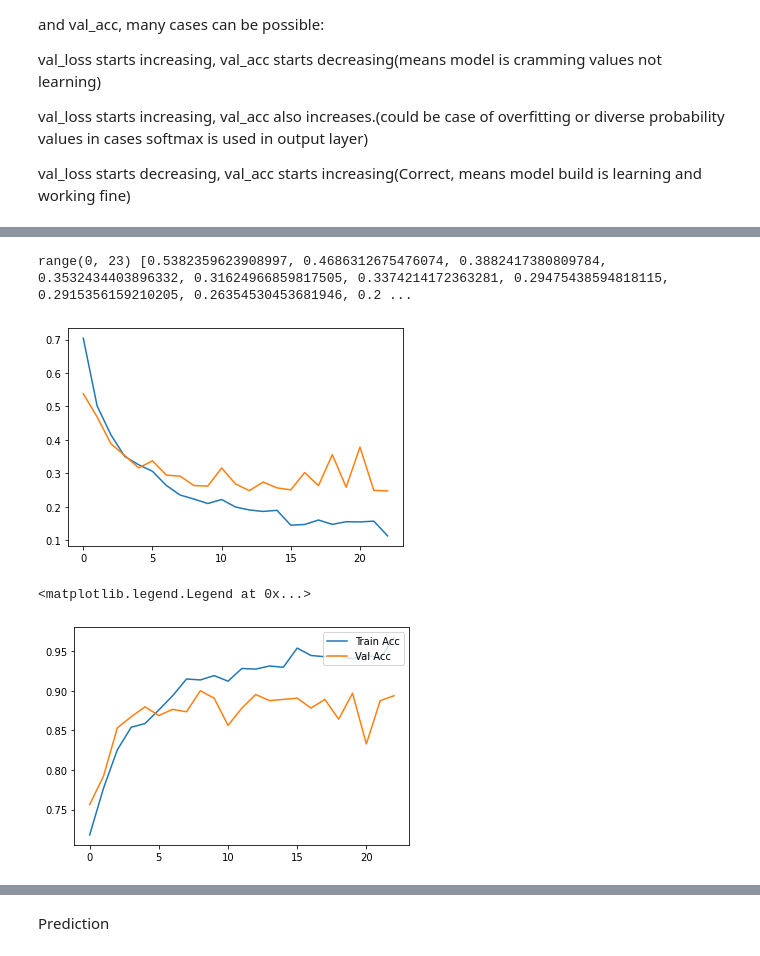
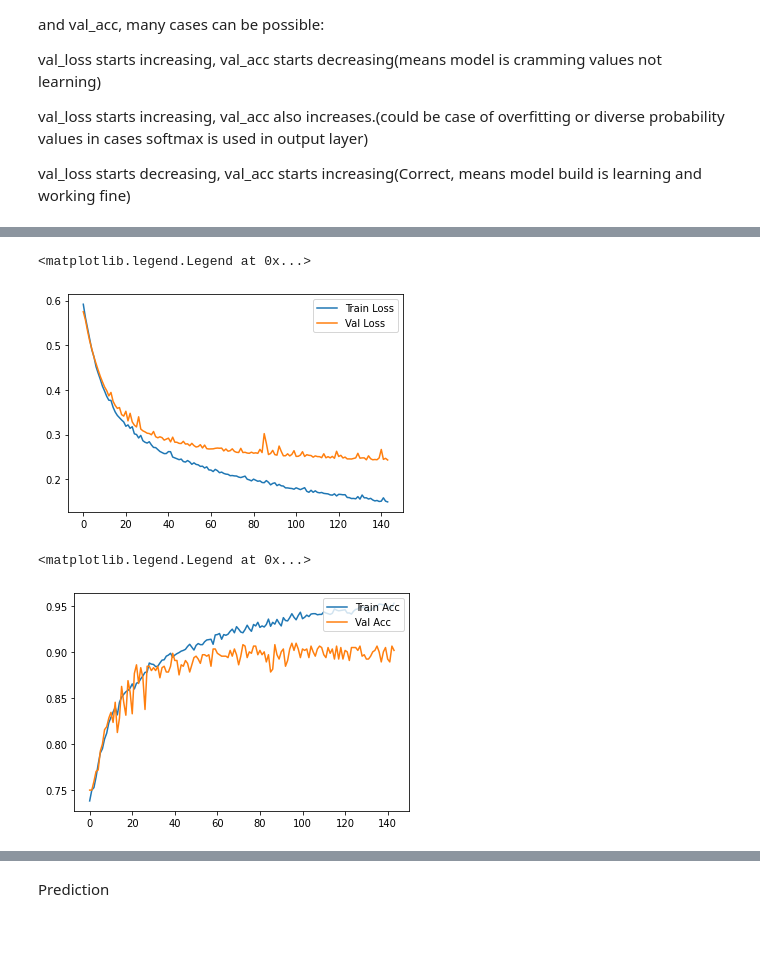
Before and after one commit to nayansavaliya/fakeImageDetection, a Jupyter notebook: src/SNGAN_All_Three.ipynb, the cells around one changed output, grey strips where cells are left out. Saved outputs shown, nothing was run; the diff lists cells and outputs as text; code cells hidden in the pictures.

```diff
--- a/src/SNGAN_All_Three.ipynb
+++ b/src/SNGAN_All_Three.ipynb
@@ -21,16 +21,16 @@ test = ImageDataGenerator(rescale=1/255)
 
 train_dataset = train.flow_from_directory("/Users/nayansavaliya/Masters Mechatronics/2022 Summer/RAML - Project/data/all/train",
                                           target_size=(32,32),
-                                          batch_size = 96,
+                                          batch_size = 64,
                                           class_mode = 'binary',subset='training')
 
 validation_dataset = train.flow_from_directory("/Users/nayansavaliya/Masters Mechatronics/2022 Summer/RAML - Project/data/all/train",
                                           target_size=(32,32),
-                                          batch_size = 96,
+                                          batch_size = 64,
                                           class_mode = 'binary',subset='validation')
 test_dataset = test.flow_from_directory("/Users/nayansavaliya/Masters Mechatronics/2022 Summer/RAML - Project/data/all/test",
                                           target_size=(32,32),
-                                          batch_size =96,
+                                          batch_size =64,
                                           class_mode = 'binary')
 
 test_dataset.class_indices
@@ -45,12 +45,9 @@ Design Model
 model = keras.Sequential()
 
 # Convolutional layer and maxpool layer 1
-model.add(keras.layers.Conv2D(32,(3,3),activation='relu',input_shape=(32,32,3)))
-# model.add(keras.layers.MaxPool2D(2,2))
-
+model.add(keras.layers.Conv2D(32,3,activation='relu',input_shape=(32,32,3)))
 # model.add(keras.layers.Conv2D(64,(3,3),activation='relu'))
 # model.add(keras.layers.MaxPool2D(2,2))
-
 # model.add(keras.layers.Conv2D(64,(3,3),activation='relu'))
 # model.add(keras.layers.MaxPool2D(2,2))
 # model.add(keras.layers.Conv2D(4,(3,3),activation='relu'))
@@ -59,14 +56,16 @@ model.add(keras.layers.Conv2D(32,(3,3),activation='relu',input_shape=(32,32,3)))
 model.add(keras.layers.Flatten())
 
 # Hidden layer with 512 neurons and Rectified Linear Unit activation function
-model.add(keras.layers.Dense(32,activation='relu'))
+# model.add(keras.layers.Dense(32,activation='relu'))
 
 # Output layer with single neuron which gives 0 for fake or 1 for real
 #Here we use sigmoid activation function which makes our model output to lie between 0 and 1
 model.add(keras.layers.Dense(1,activation='sigmoid'))
 
+opt = keras.optimizers.Adam(learning_rate=0.0001)
+model.compile(optimizer=opt,loss='binary_crossentropy',metrics=['accuracy'])
 
-model.compile(optimizer='adam',loss='binary_crossentropy',metrics=['accuracy'])
+# model.compile(optimizer='adam',loss='binary_crossentropy',metrics=['accuracy'])
 # %% [output]
 Metal device set to: Apple M1
 
@@ -93,7 +92,7 @@ early_stopping = EarlyStopping(
 
 history = model.fit(train_dataset,
         #  steps_per_epoch = 80,
-         epochs = 100,
+         epochs = 200,
          callbacks=[early_stopping],
          validation_data = validation_dataset
          )
@@ -124,19 +123,20 @@ Epoch 23/100
 # %%
 # visualizing losses and accuracy
 # print(history.history)
 train_loss = history.history['loss']
 val_loss   = history.history['val_loss']
 train_acc  = history.history['accuracy']
 val_acc    = history.history['val_accuracy']
-xc         = range(23)
+xc         = range(144)
+
 
 plt.figure()
-plt.plot(xc, train_loss)
-plt.plot(xc, val_loss)
-print(xc,val_loss)
+plt.plot(xc, train_loss,label = 'Train Loss')
+plt.plot(xc, val_loss,label = 'Val Loss')
+plt.legend(loc='upper right')
 # %% [output]
-range(0, 23) [0.5382359623908997, 0.4686312675476074, 0.3882417380809784, 0.3532434403896332, 0.31624966859817505, 0.3374214172363281, 0.29475438594818115, 0.2915356159210205, 0.26354530453681946, 0.2 ...
+<matplotlib.legend.Legend at 0x...>
-[figure, old version]
+[figure, new version]
 # %%
 plt.figure()
 plt.plot(xc, train_acc,label = 'Train Acc')
@@ -144,7 +144,7 @@ plt.plot(xc, val_acc,label = 'Val Acc')
 plt.legend(loc='upper right')
 # %% [output]
 <matplotlib.legend.Legend at 0x...>
-[figure, old version]
+[figure, new version]
 # %%
 _, acc = model.evaluate(test_dataset)
 print('Trained with All Three')
```
Also changed, not shown: parts of 3 cells of this notebook, 8 other files.
